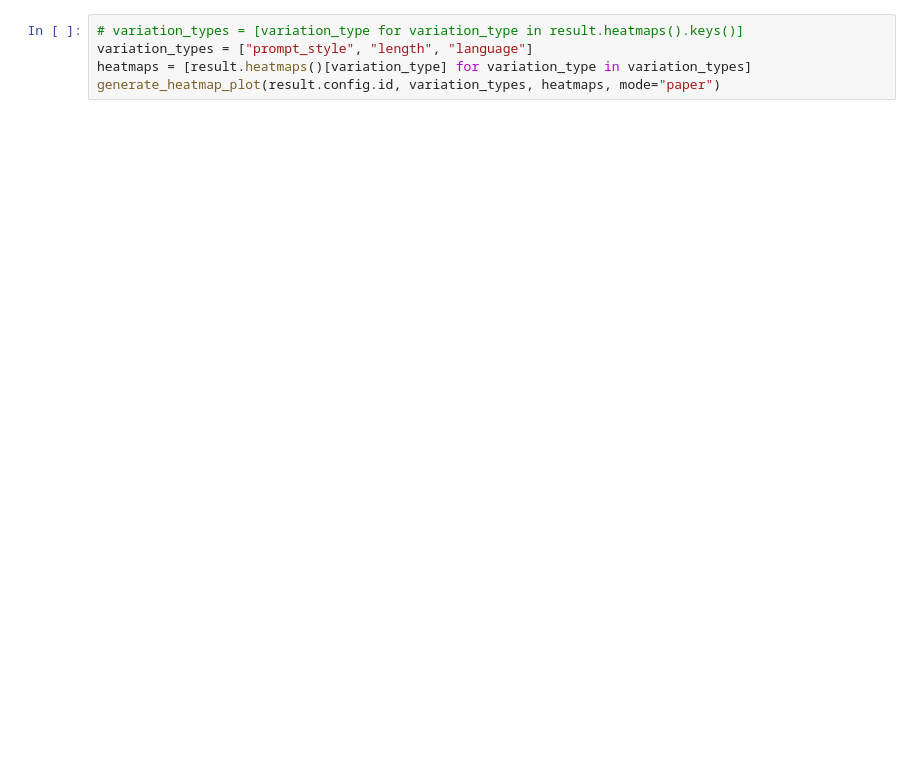
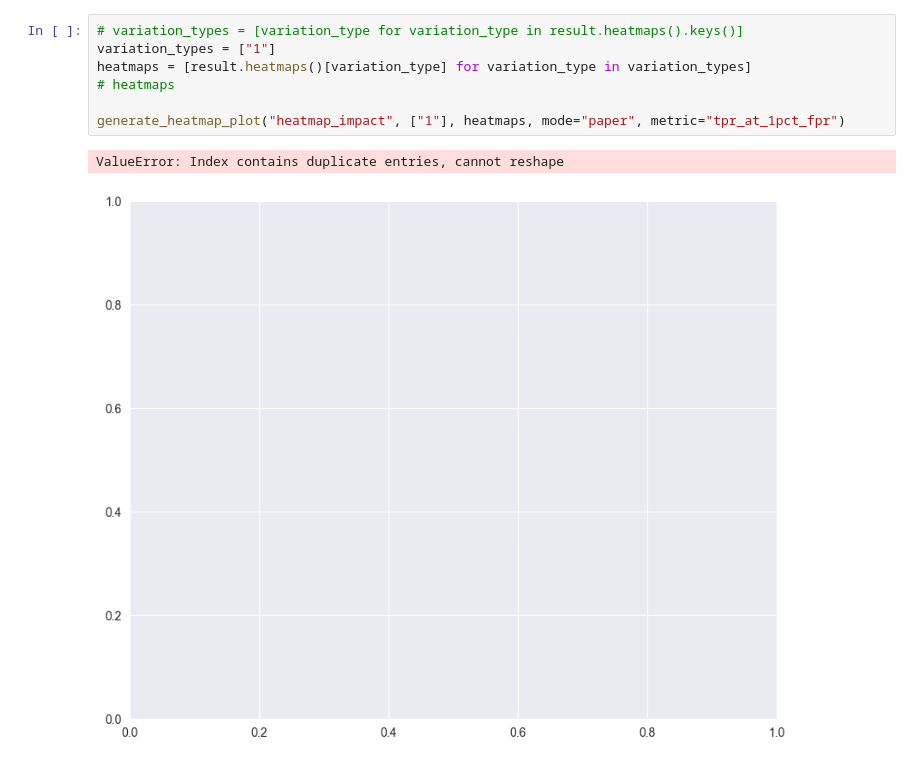
Before and after one commit to Arrrlex/models-under-pressure, a Jupyter notebook: notebooks/generalisation_heatmap.ipynb, the cells around one changed output. Cells and saved outputs as stored; diff of their text form; blank space fills up the shorter version.

```diff
--- a/notebooks/generalisation_heatmap.ipynb
+++ b/notebooks/generalisation_heatmap.ipynb
@@ -28,5 +41,10 @@ results.1.metrics.tpr_at_1pct_fpr
 # %%
 # variation_types = [variation_type for variation_type in result.heatmaps().keys()]
-variation_types = ["prompt_style", "length", "language"]
+variation_types = ["1"]
 heatmaps = [result.heatmaps()[variation_type] for variation_type in variation_types]
-generate_heatmap_plot(result.config.id, variation_types, heatmaps, mode="paper")
+# heatmaps
+
+generate_heatmap_plot("heatmap_impact", ["1"], heatmaps, mode="paper", metric="tpr_at_1pct_fpr")
+# %% [output]
+ValueError: Index contains duplicate entries, cannot reshape
+[figure, added]
```
Also changed, not shown: parts of 2 cells of this notebook, 1 other file.
